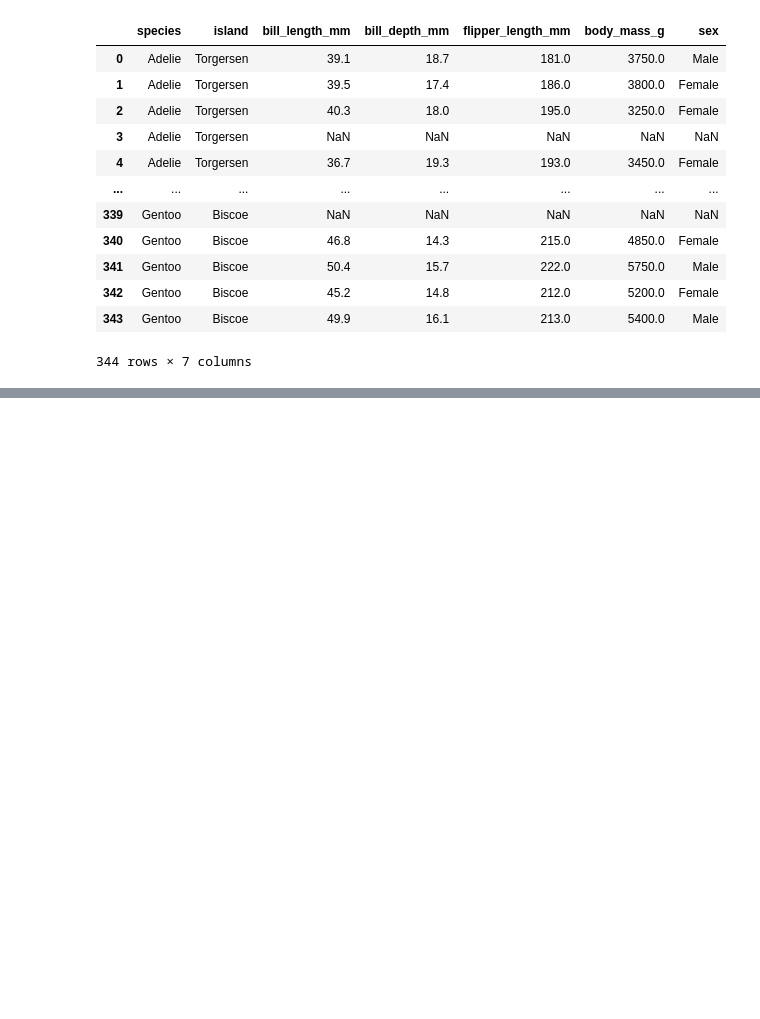
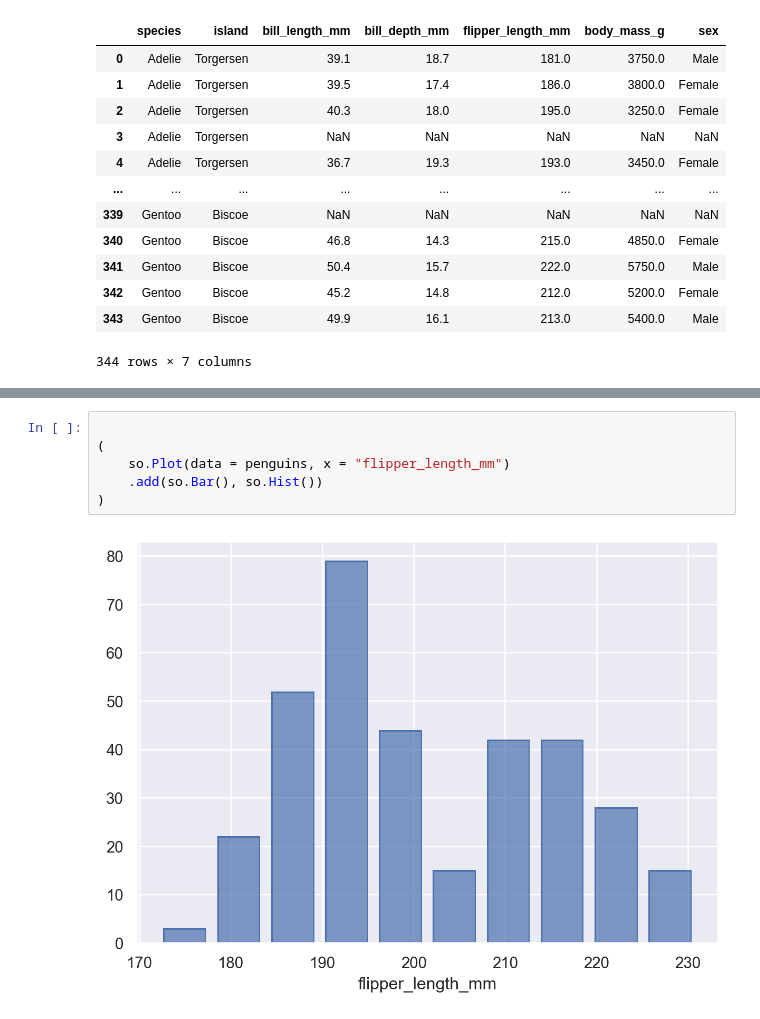
Before and after one commit to sebagarraffo/UBA-LaboDeDatos, a Jupyter notebook: guia 3.ipynb, the cells around one changed output, grey strips where cells are left out. Drawn from its saved outputs; the diff is of its cells as text; blank space fills up the shorter version.

```diff
--- a/guia 3.ipynb
+++ b/guia 3.ipynb
@@ -137,0 +168,8 @@ so.Plot(x = pinguinsByIsl.index , y = pinguinsByIsl)
+# %%
+
+(
+    so.Plot(data = penguins, x = "flipper_length_mm")
+    .add(so.Bar(), so.Hist())
+)
+# %% [output]
+[figure, added]
```
Also changed, not shown: parts of 16 cells of this notebook.
